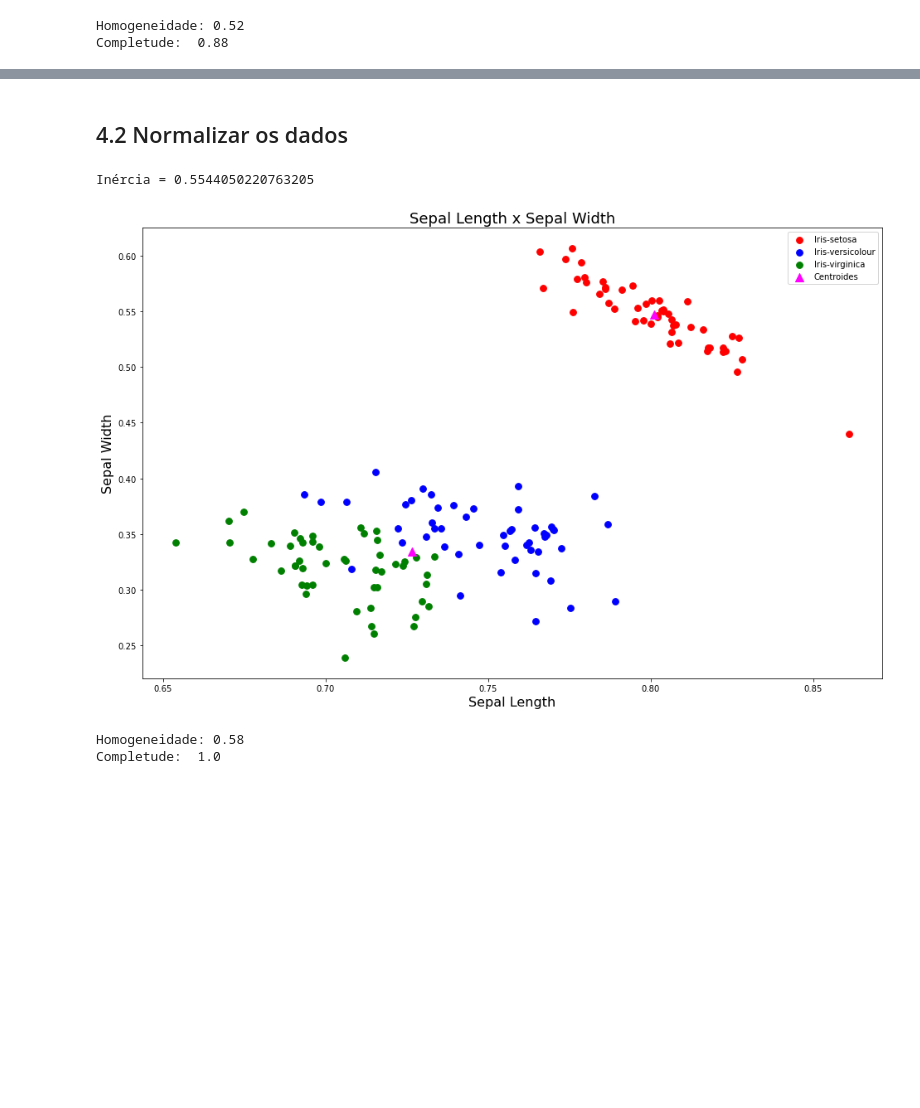
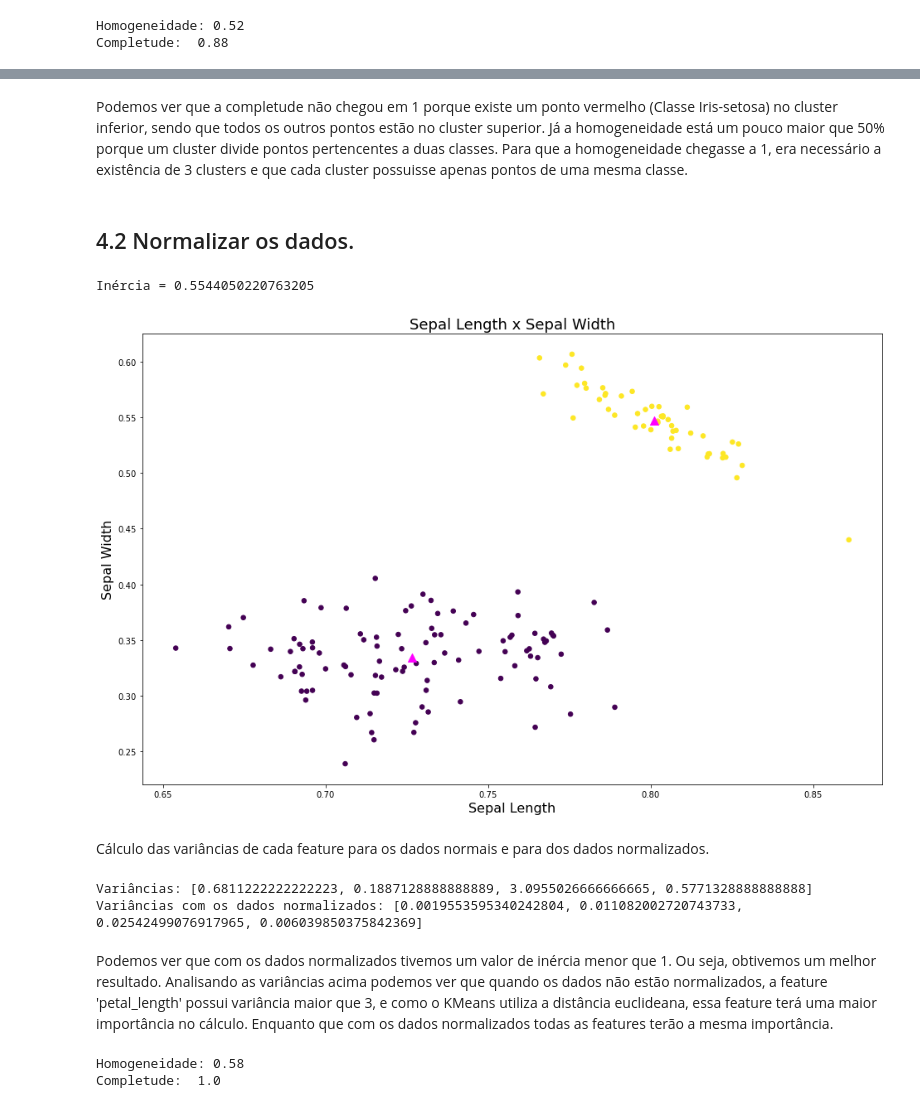
Before and after one commit to thalissonfelipe/mineracao, a Jupyter notebook: Trabalho03/KMeans.ipynb, the cells around one changed output, grey strips where cells are left out. Saved outputs shown, nothing was run; the diff lists cells and outputs as text; code cells hidden in the pictures; blank space fills up the shorter version.

Commit message:
Adicionando comentários da parte 04 e atualizando função update_centroid

```diff
--- a/Trabalho03/KMeans.ipynb
+++ b/Trabalho03/KMeans.ipynb
@@ -143,10 +137,7 @@ def nearest_centroid(a, centroids):
     nearest_index -- Índice do centróide mais próximo
     """
 
-    dists = []
-    for centroid in centroids:
-        dists.append(euclidean_distance(a, centroid))
-
+    dists = [euclidean_distance(a, centroid) for centroid in centroids]
     nearest_index = np.argmin(dists)
 
     return nearest_index
@@ -200,9 +191,7 @@ def all_nearest_centroids(dataset, centroids):
     nearest_indexes -- Índices do centróides mais próximos - [m,1]
     """
 
-    nearest_indexes = []
-    for point in dataset:
-        nearest_indexes.append(nearest_centroid(point, centroids))
+    nearest_indexes = [nearest_centroid(point, centroids) for point in dataset]
 
     return nearest_indexes
 # %% [markdown]
@@ -300,7 +289,10 @@ def update_centroids(dataset, centroids, nearest_indexes):
 
     for i in range(centroids.shape[0]):
         points = dataset[np.nonzero(clusters[:,0].A == i)[0]]
-        if len(points) == 0: continue # TODO
-        centroids[i,:] = np.mean(points, axis=0)
+        if len(points) == 0: # empty cluster
+            rand = random.randint(0, dataset.shape[0] - 1)
+            centroids[i,:] = dataset[rand]
+        else:
+            centroids[i,:] = np.mean(points, axis=0)
 
     return centroids
@@ -449,20 +453,25 @@ Exercícios
 Definimos algumas funções auxiliares para nos ajudar a plotar os gráficos.
 # %%
 # Se kmeans != None, é plotado o dataset com seus centroides e labels
-def plot_dataset(dataset, kmeans=None, target=None, title='Sepal Length x Sepal Width', xlabel='Sepal Length', ylabel='Sepal Width'):
+# se kmeans == None, é plotado somente os pontos do dataset
+def plot_dataset(dataset, kmeans=None, target=None, legend=True, title='Sepal Length x Sepal Width', xlabel='Sepal Length', ylabel='Sepal Width'):
     fig = plt.figure(figsize=(16, 10))
     if kmeans:
-        plt.scatter(dataset[target == 0, 0], dataset[target == 0, 1], s=60, c='red', label='Iris-setosa')
-        plt.scatter(dataset[target == 1, 0], dataset[target == 1, 1], s=60, c='blue', label='Iris-versicolour')
-        plt.scatter(dataset[target == 2, 0], dataset[target == 2, 1], s=60, c='green', label='Iris-virginica')
+        if legend:
+            plt.scatter(dataset[target == 0, 0], dataset[target == 0, 1], s=30, c='red', label='Iris-setosa')
+            plt.scatter(dataset[target == 1, 0], dataset[target == 1, 1], s=30, c='blue', label='Iris-versicolour')
+            plt.scatter(dataset[target == 2, 0], dataset[target == 2, 1], s=30, c='green', label='Iris-virginica')
+            plt.legend()
+        else:
+            plt.scatter(dataset[:,0], dataset[:,1], s=30, c=kmeans.labels_)
         plt.scatter(kmeans.cluster_centers_[:,0],
             kmeans.cluster_centers_[:,1], marker='^', c='magenta', s=100, label='Centroides')
     else:
-        plt.scatter(dataset[target == 0, 0], dataset[target == 0, 1], s=80, c='red', label='Iris-setosa')
-        plt.scatter(dataset[target == 1, 0], dataset[target == 1, 1], s=80, c='blue', label='Iris-versicolour')
-        plt.scatter(dataset[target == 2, 0], dataset[target == 2, 1], s=80, c='green', label='Iris-virginica')
+        plt.scatter(dataset[target == 0, 0], dataset[target == 0, 1], s=50, c='red', label='Iris-setosa')
+        plt.scatter(dataset[target == 1, 0], dataset[target == 1, 1], s=50, c='blue', label='Iris-versicolour')
+        plt.scatter(dataset[target == 2, 0], dataset[target == 2, 1], s=50, c='green', label='Iris-virginica')
+        plt.legend()
 
-    plt.legend()
     plt.title(title, fontsize=18)
     plt.xlabel(xlabel, fontsize=16)
     plt.ylabel(ylabel, fontsize=16)
@@ -520,17 +542,31 @@ Completude:  0.88
+# %% [markdown]
+Podemos ver que a completude não chegou em 1 porque existe um ponto vermelho (Classe Iris-setosa) no cluster inferior, sendo que todos os outros pontos estão no cluster superior. Já a homogeneidade está um pouco maior que 50% porque um cluster divide pontos pertencentes a duas classes. Para que a homogeneidade chegasse a 1, era necessário a existência de 3 clusters e que cada cluster possuisse apenas pontos de uma mesma classe.
 # %% [markdown]
-## 4.2 Normalizar os dados
+## 4.2 Normalizar os dados.
 # %%
 X_normalized = preprocessing.normalize(X, norm='l2')
 
 kmeans_normalized = KMeans(n_clusters=2)
 kmeans_normalized.fit(X_normalized)
 
 print('Inércia =', kmeans_normalized.inertia_)
 
-plot_dataset(X_normalized, kmeans_normalized, y)
+plot_dataset(X_normalized, kmeans_normalized, y, False)
 # %% [output]
 Inércia = 0.5544050220763205
-[figure, old version]
+[figure, new version]
+# %% [markdown]
+Cálculo das variâncias de cada feature para os dados normais e para dos dados normalizados.
+# %%
+variances = [np.var(X[:,i]) for i in range(len(dataset_iris['feature_names']))]
+normalized_variances = [np.var(X_normalized[:,i]) for i in range(len(dataset_iris['feature_names']))]
+print('Variâncias:', variances)
+print('Variâncias com os dados normalizados:', normalized_variances)
+# %% [output]
+Variâncias: [0.6811222222222223, 0.1887128888888889, 3.0955026666666665, 0.5771328888888888]
+Variâncias com os dados normalizados: [0.0019553595340242804, 0.011082002720743733, 0.02542499076917965, 0.006039850375842369]
+# %% [markdown]
+Podemos ver que com os dados normalizados tivemos um valor de inércia menor que 1. Ou seja, obtivemos um melhor resultado. Analisando as variâncias acima podemos ver que quando os dados não estão normalizados, a feature 'petal_length' possui variância maior que 3, e como o KMeans utiliza a distância euclideana, essa feature terá uma maior importância no cálculo. Enquanto que com os dados normalizados todas as features terão a mesma importância.
 # %%
 y_pred_normalized = kmeans_normalized.predict(X_normalized)
 homogeneity_2, completeness_2 = compute_metrics(y, y_pred_normalized)
```
Also changed, not shown: parts of 41 cells of this notebook.
